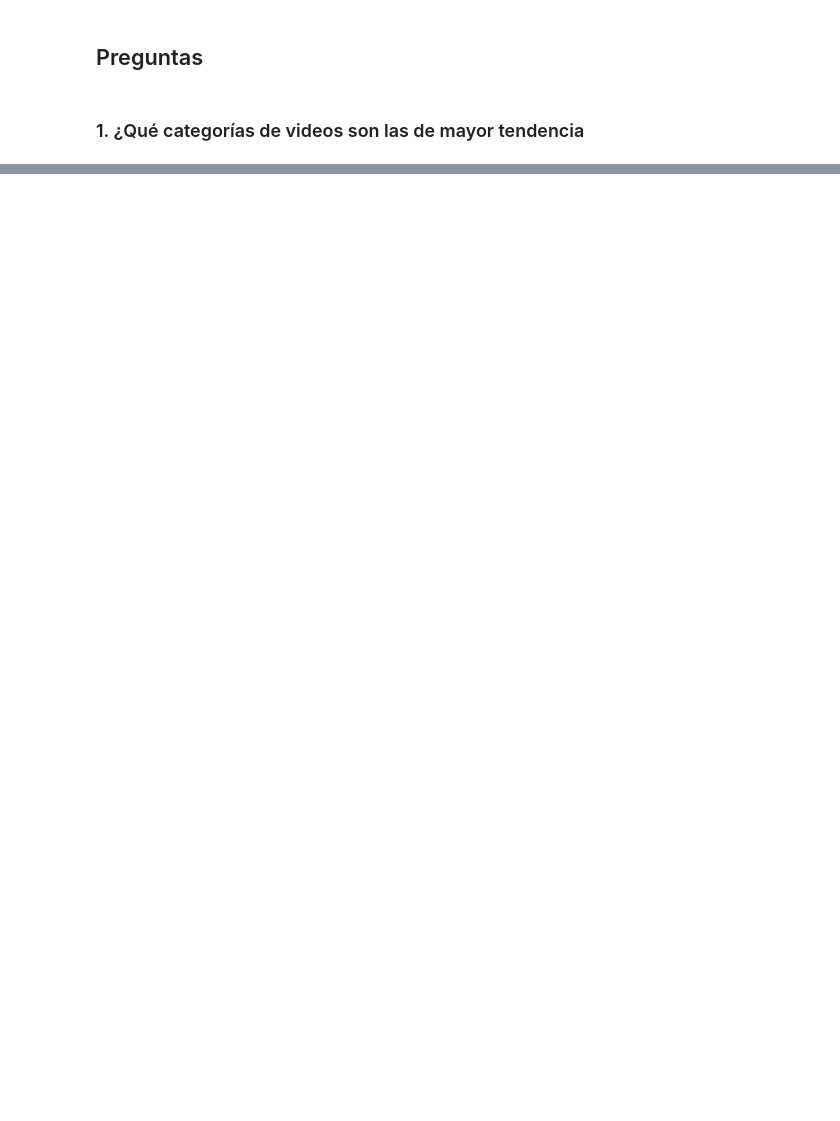
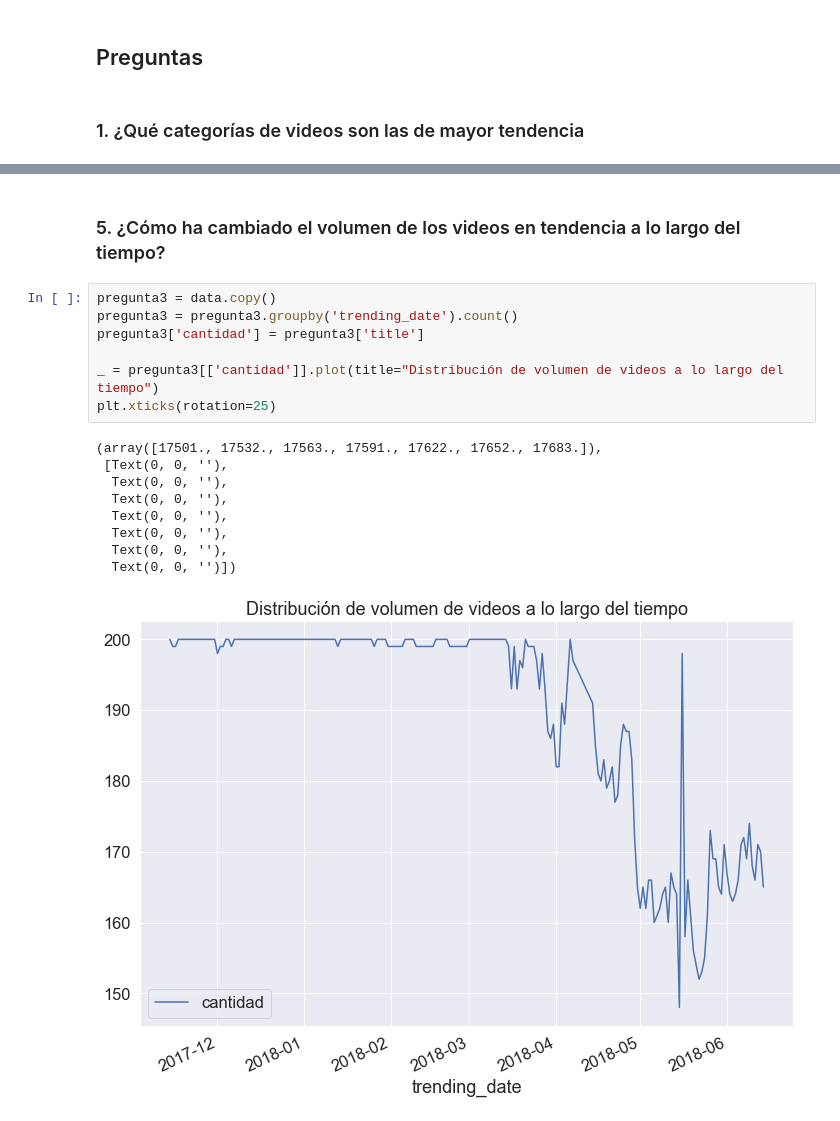
Before and after one commit to Jack-Cruz/EB-2021-1-CC51, a Jupyter notebook: code2/code.ipynb, the cells around one changed output, grey strips where cells are left out. Cells and saved outputs as stored; diff of their text form; blank space fills up the shorter version.

```diff
--- a/code2/code.ipynb
+++ b/code2/code.ipynb
@@ -406,0 +324,19 @@ coef_df
+# %% [markdown]
+### 5. ¿Cómo ha cambiado el volumen de los videos en tendencia a lo largo del tiempo?
+# %%
+pregunta3 = data.copy()
+pregunta3 = pregunta3.groupby('trending_date').count()
+pregunta3['cantidad'] = pregunta3['title']
+
+_ = pregunta3[['cantidad']].plot(title="Distribución de volumen de videos a lo largo del tiempo")
+plt.xticks(rotation=25)
+# %% [output]
+(array([17501., 17532., 17563., 17591., 17622., 17652., 17683.]),
+ [Text(0, 0, ''),
+  Text(0, 0, ''),
+  Text(0, 0, ''),
+  Text(0, 0, ''),
+  Text(0, 0, ''),
+  Text(0, 0, ''),
+  Text(0, 0, '')])
+[figure, added]
```
Also changed, not shown: parts of 36 cells of this notebook.
